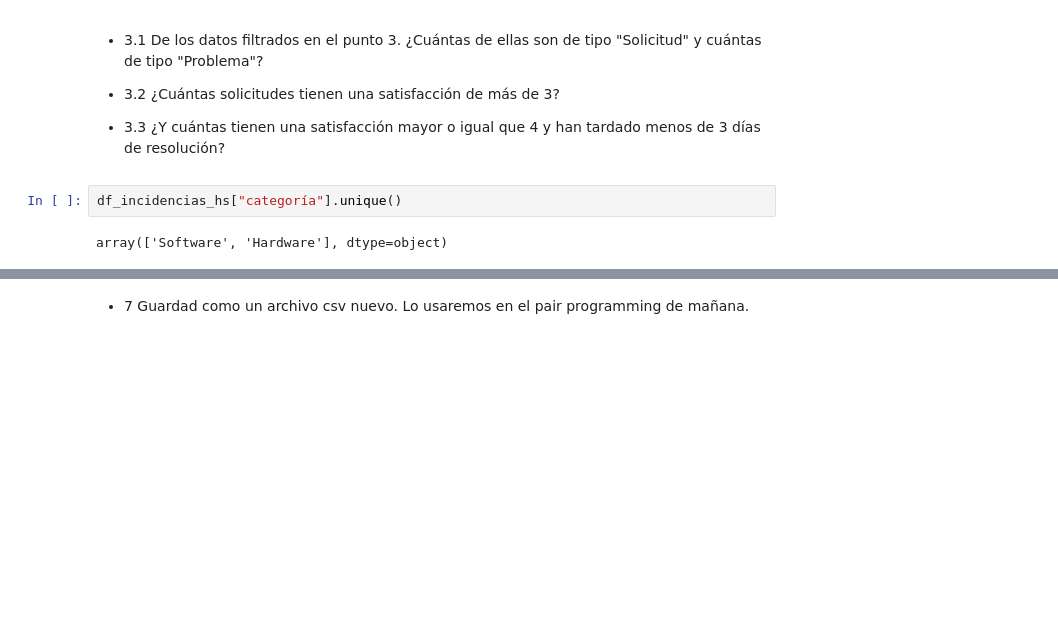
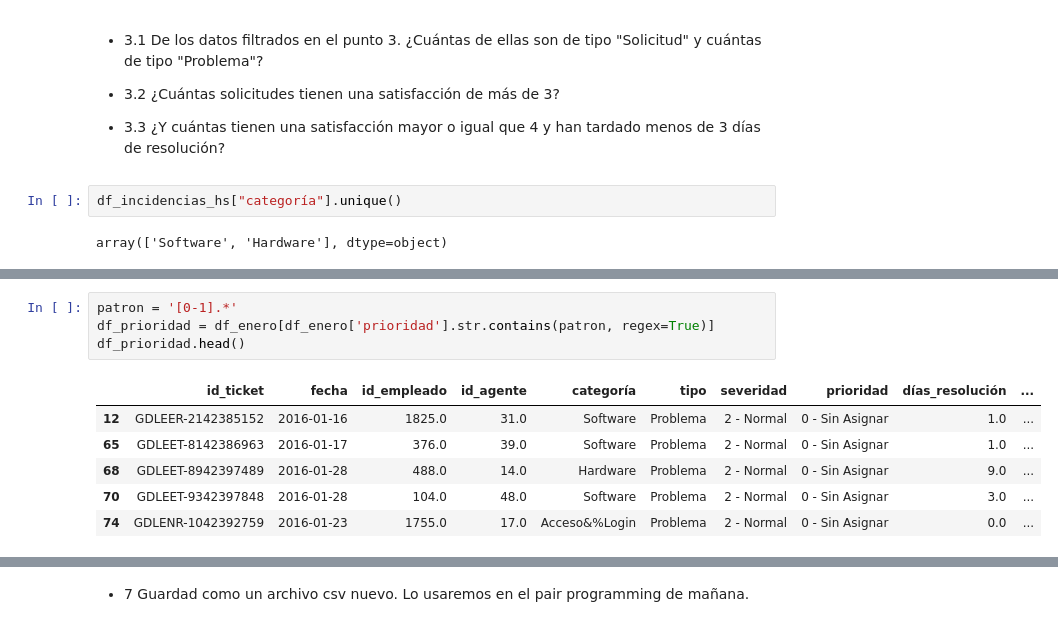
Before and after one commit to Adalab/promo-d-da-modulo2-sprint1-laura-paula-estibaliz, a Jupyter notebook: Pandas-IV-pair.ipynb, the cells around one changed output, grey strips where cells are left out. Cells and saved outputs as stored; diff of their text form; blank space fills up the shorter version.

```diff
--- a/Pandas-IV-pair.ipynb
+++ b/Pandas-IV-pair.ipynb
@@ -132,0 +138,11 @@ Nuestro jefe quiere seguir buscando patrones y quiere saber si existe una relaci
+# %%
+patron = '[0-1].*'
+df_prioridad = df_enero[df_enero['prioridad'].str.contains(patron, regex=True)]
+df_prioridad.head()
+# %% [output]
+|  | id_ticket | fecha | id_empleado | id_agente | categoría | tipo | severidad | prioridad | días_resolución | ... |
+| 12 | GDLEER-2142385152 | 2016-01-16 | 1825.0 | 31.0 | Software | Problema | 2 - Normal | 0 - Sin Asignar | 1.0 | ... |
+| 65 | GDLEET-8142386963 | 2016-01-17 | 376.0 | 39.0 | Software | Problema | 2 - Normal | 0 - Sin Asignar | 1.0 | ... |
+| 68 | GDLEET-8942397489 | 2016-01-28 | 488.0 | 14.0 | Hardware | Problema | 2 - Normal | 0 - Sin Asignar | 9.0 | ... |
+| 70 | GDLEET-9342397848 | 2016-01-28 | 104.0 | 48.0 | Software | Problema | 2 - Normal | 0 - Sin Asignar | 3.0 | ... |
+| 74 | GDLENR-1042392759 | 2016-01-23 | 1755.0 | 17.0 | Acceso&%Login | Problema | 2 - Normal | 0 - Sin Asignar | 0.0 | ... |
```
Also changed, not shown: parts of 22 cells of this notebook, 1 other file.
